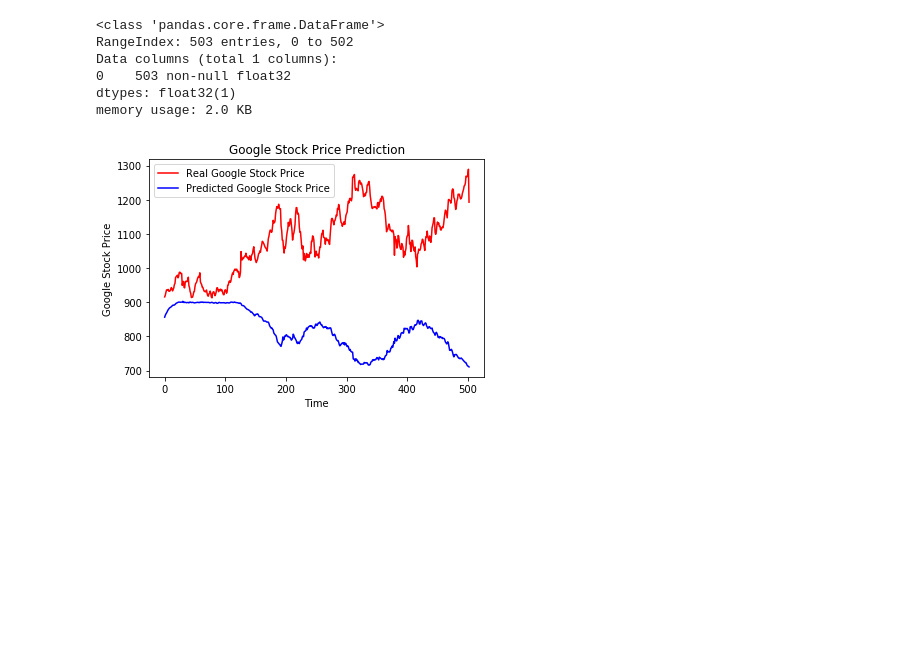
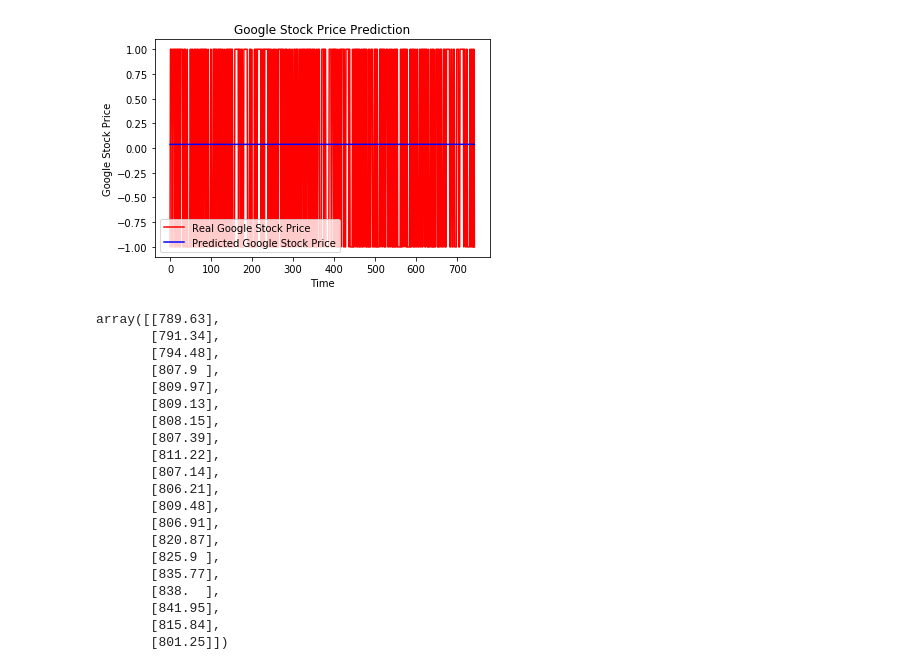
Before and after one commit to kamranabdicse/thesis, a Jupyter notebook: LSTM/LSTM.ipynb, the cells around one changed output. Cells and saved outputs as stored; diff of their text form; code cells hidden in the pictures; blank space fills up the shorter version.

```diff
--- a/LSTM/LSTM.ipynb
+++ b/LSTM/LSTM.ipynb
@@ -115,3 +121,10 @@ X_train.shape[1]
+# %%
+X_train = X[:(4*len(X))//5]
+X_test = X[(4*len(X))//5:]
+Y_train = Y[:(4*len(Y))//5]
+Y_test = Y[(4*len(Y))//5:]
+# %%
+X_train , X_test ,Y_train , Y_test = np.array(X_train) ,np.array(X_test),np.array(Y_train),np.array(Y_test)
 # %%
 # Reshaping
 X_train = np.reshape(X_train, (X_train.shape[0], X_train.shape[1], 1))
@@ -148,6 +202,11 @@ regressor.add(Dense(units = 1))
 # %%
 # Compiling the RNN
-regressor.compile(optimizer = 'adam', loss = 'mean_squared_error')
+regressor.compile(loss='binary_crossentropy',
+                  optimizer='rmsprop',
+                  metrics=['accuracy'])
+# regressor.compile(optimizer = 'adam', loss = 'mean_squared_error')
 
 # Fitting the RNN to the Training set
-regressor.fit(X_train, y_train, epochs = 100, batch_size = 32)
+regressor.fit(X_train, Y_train, epochs = 120, batch_size = 64)
+
+# regressor.fit(X_train, Y_train, epochs = 100, batch_size = 32)
@@ -193,21 +306,40 @@ predicted_stock_price = sc.inverse_transform(predicted_stock_price)
 # %%
-predicted_stock_price=pd.DataFrame(predicted_stock_price)
-predicted_stock_price.info()
+
+# predicted_stock_price=pd.DataFrame(predicted_stock_price)
+# predicted_stock_price.info()
+type(predicted_stock_price),Y_test.shape
+predicted_stock_price = np.squeeze(predicted_stock_price)
-# %% [output]
-<class 'pandas.core.frame.DataFrame'>
-RangeIndex: 503 entries, 0 to 502
-Data columns (total 1 columns):
-0    503 non-null float32
-dtypes: float32(1)
-memory usage: 2.0 KB
 # %%
 # Visualising the results
-plt.plot(real_stock_price, color = 'red', label = 'Real Google Stock Price')
+plt.plot(Y_test, color = 'red', label = 'Real Google Stock Price')
 plt.plot(predicted_stock_price, color = 'blue', label = 'Predicted Google Stock Price')
 plt.title('Google Stock Price Prediction')
 plt.xlabel('Time')
 plt.ylabel('Google Stock Price')
 plt.legend()
 plt.show()
 # %% [output]
-[figure, old version]
+[figure, new version]
+# %%
+real_stock_price
+# %% [output]
+array([[789.63],
+       [791.34],
+       [794.48],
+       [807.9 ],
+       [809.97],
+       [809.13],
+       [808.15],
+       [807.39],
+       [811.22],
+       [807.14],
+       [806.21],
+       [809.48],
+       [806.91],
+       [820.87],
+       [825.9 ],
+       [835.77],
+       [838.  ],
+       [841.95],
+       [815.84],
+       [801.25]])
```
Also changed, not shown: parts of 37 cells of this notebook, 28 other files.
